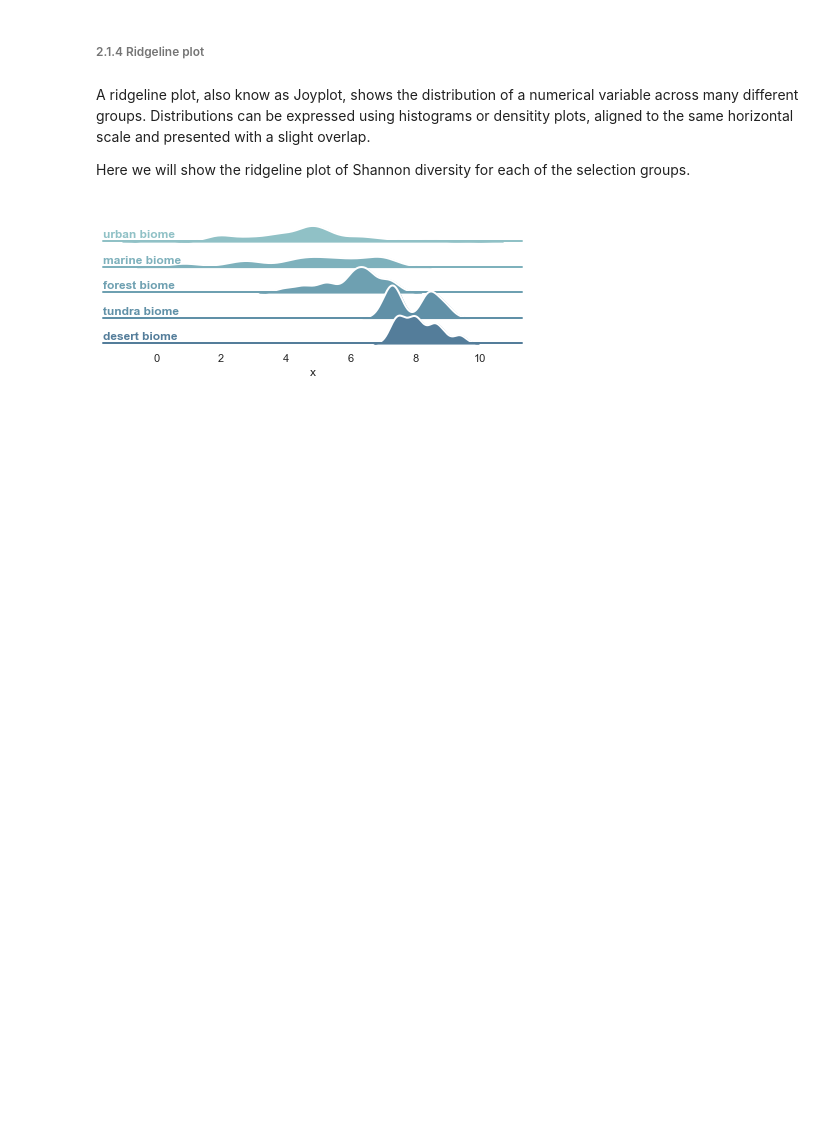
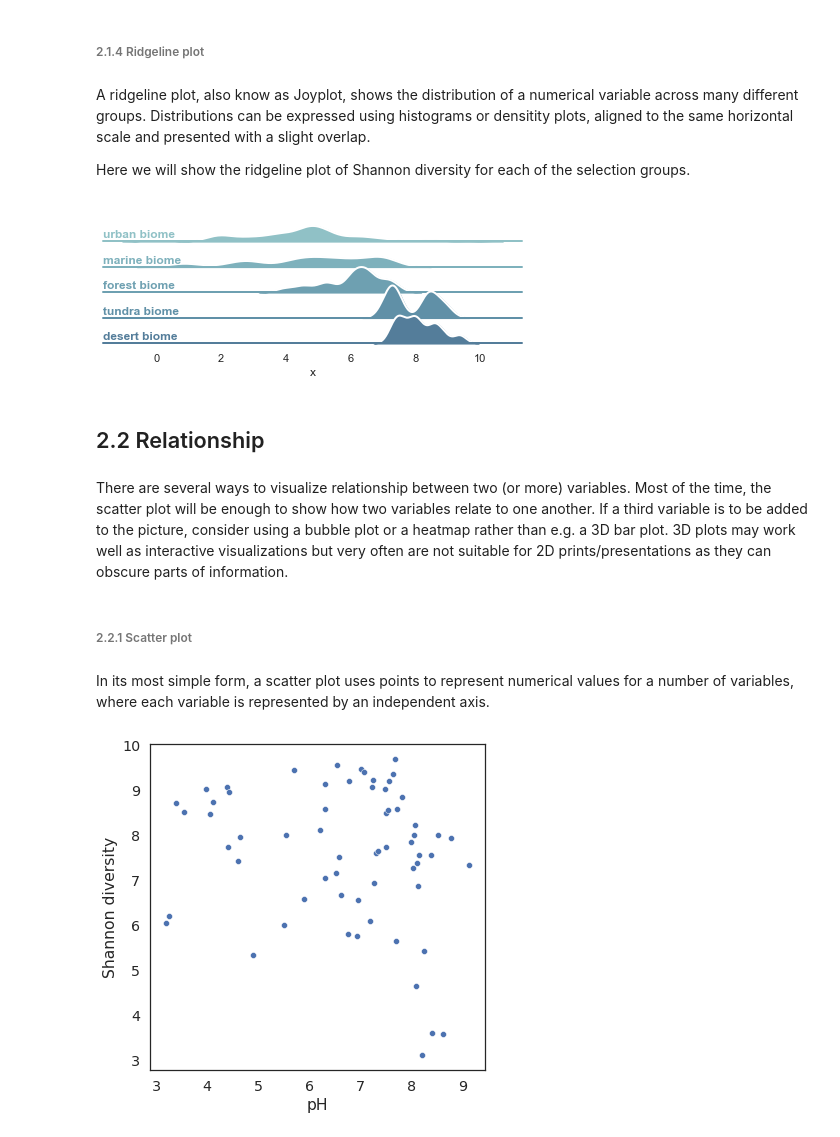
Before and after one commit to fsb-edu/DataVisualizationBook, a Jupyter notebook: DataVis_JB/chapters/chart_types.ipynb, the cells around one changed output. Saved outputs shown, nothing was run; the diff lists cells and outputs as text; code cells hidden in the pictures; blank space fills up the shorter version.

Commit message:
Relationship part of Chart Types added.

```diff
--- a/DataVis_JB/chapters/chart_types.ipynb
+++ b/DataVis_JB/chapters/chart_types.ipynb
@@ -86,7 +86,7 @@ selection = data['env_biome'].isin(
 )
 subset = data.loc[selection, 'shannon_diversity']
 
-sns.set(rc={'figure.figsize': (7, 5), 'font.family': ['Helvetica']}, style='white')
+sns.set(rc={'figure.figsize': (7, 5), 'font.family': ['DejaVu Sans']}, style='white')
 with sns.plotting_context("notebook", font_scale=1.3):
     # seaborn's histogram
     ax = sns.histplot(
@@ -112,7 +110,7 @@ selection = data['env_biome'].isin(
 )
 subset = data.loc[selection, :]
 
-sns.set(rc={'figure.figsize':(7, 5), 'font.family': ['Helvetica']}, style='white')
+sns.set(rc={'figure.figsize':(7, 5), 'font.family': ['DejaVu Sans']}, style='white')
 with sns.plotting_context("notebook", font_scale=1.3):
     # seaborn's boxplot
     ax = sns.boxplot(
@@ -140,7 +138,7 @@ selection = data['env_biome'].isin(
 )
 subset = data.loc[selection, :]
 
-sns.set(rc={'figure.figsize':(7, 5), 'font.family': ['Helvetica']}, style='white')
+sns.set(rc={'figure.figsize':(7, 5), 'font.family': ['DejaVu Sans']}, style='white')
 with sns.plotting_context("notebook", font_scale=1.3):
     # seaborn's violin plot
     ax = sns.violinplot(
@@ -215,3 +213,33 @@ subset = data.loc[selection, :].iloc[:, 0:2] #selecting the columns that we need
 ridgeline(subset)
 # %% [output]
 [figure]
+# %% [markdown]
+## 2.2 Relationship
+# %% [markdown]
+There are several ways to visualize relationship between two (or more) variables. Most of the time, the scatter plot will be enough to show how two variables relate to one another. If a third variable is to be added to the picture, consider using a bubble plot or a heatmap rather than e.g. a 3D bar plot. 3D plots may work well as interactive visualizations but very often are not suitable for 2D prints/presentations as they can obscure parts of information.
+# %% [markdown]
+###### 2.2.1 Scatter plot
+# %% [markdown]
+In its most simple form, a scatter plot uses points to represent numerical values for a number of variables, where each variable is represented by an independent axis.
+# %%
+selection = (data['env_package'] == 'soil') & \
+            data['ph'].notnull() & \
+            (data['ph'] != 'not applicable') & \
+            (data['ph'] != 'not provided')
+subset = data.loc[selection, :]
+subset['ph'] = subset['ph'].astype(float)
+
+sns.set(rc={'figure.figsize':(6, 6), 'font.family': ['DejaVu Sans']}, style='white')
+with sns.plotting_context("notebook", font_scale=1.3):
+    # seaborn's scatter plot
+    ax = sns.scatterplot(
+        data=subset,
+        x='ph',
+        y='shannon_diversity'
+    )
+
+    # matplotlib's customization
+    ax.set_xlabel('pH')
+    ax.set_ylabel('Shannon diversity')
+# %% [output]
+[figure, added]
```
Also changed, not shown: parts of 13 cells of this notebook.
